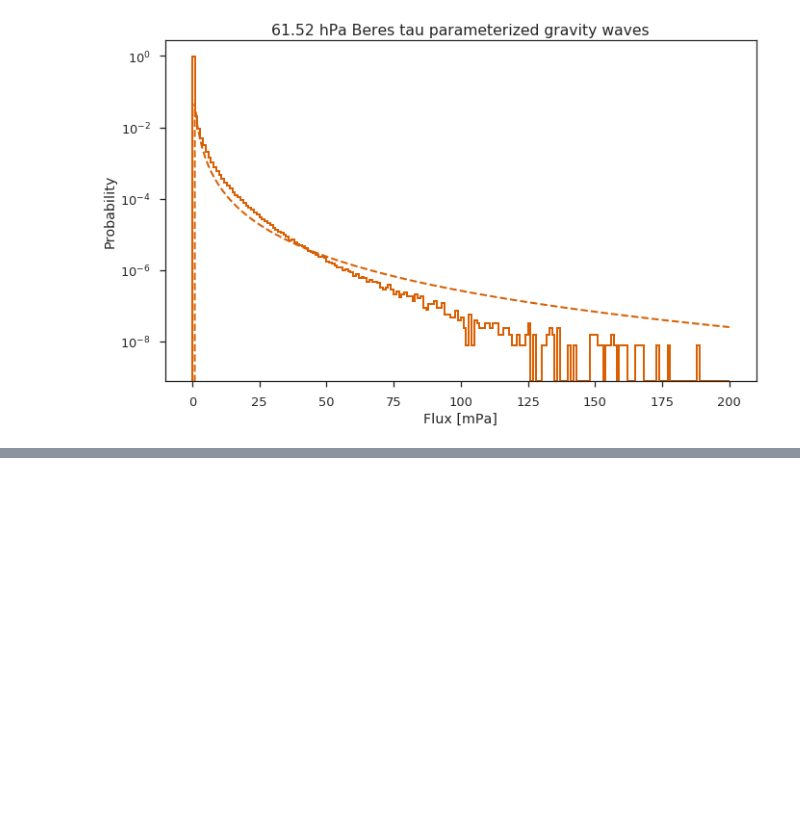
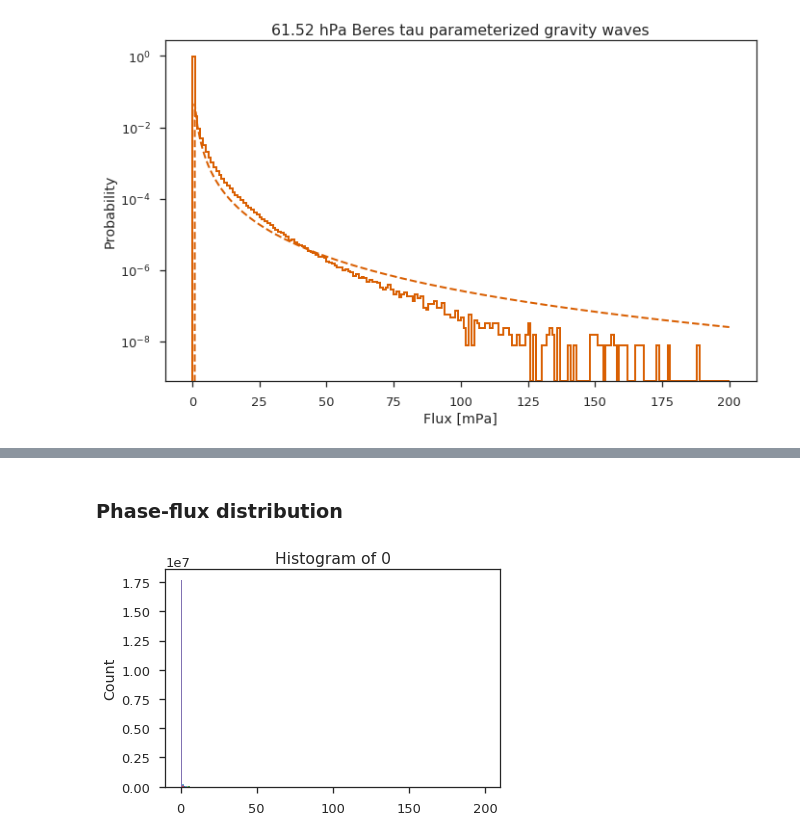
Before and after one commit to dcamron/ncar-gwdst, a Jupyter notebook: notebooks/waves.ipynb, the cells around one changed output, grey strips where cells are left out. Saved outputs shown, nothing was run; the diff lists cells and outputs as text; code cells hidden in the pictures; blank space fills up the shorter version.

```diff
--- a/notebooks/waves.ipynb
+++ b/notebooks/waves.ipynb
@@ -157,0 +193,9 @@ f.savefig('../figures/waves/dist_flux.png')
+# %% [markdown]
+### Phase-flux distribution
+# %%
+tau_2dhist = np.empty((len(tau60['wave']), 200))
+for (i, x) in enumerate(tau60['wave']):
+    n, bins, patches = tau60.sel(wave=x).plot.hist(bins=np.arange(0, 201, 1))
+    tau_2dhist[i, :] = n
+# %% [output]
+[figure, added]
```
Also changed, not shown: parts of 11 cells of this notebook, 2 other files.
